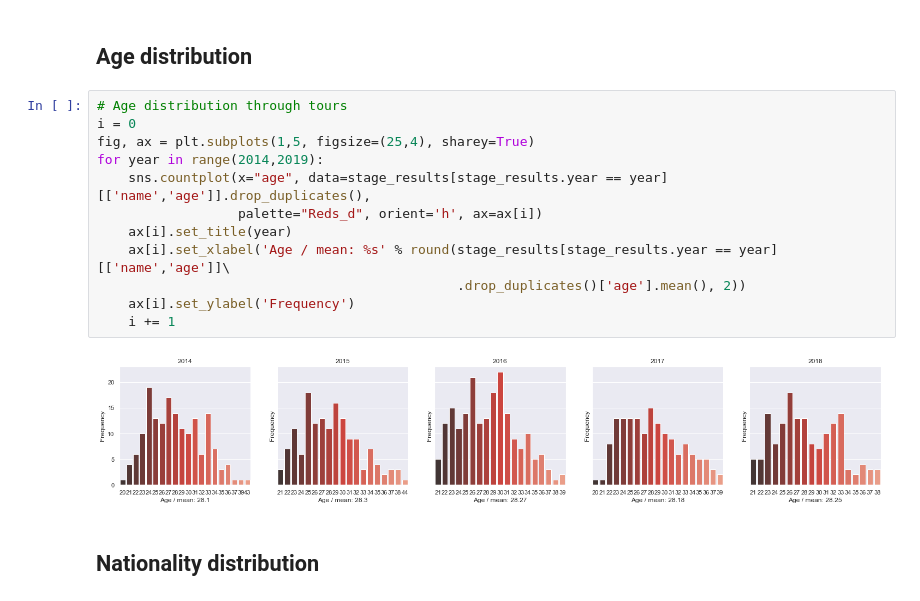
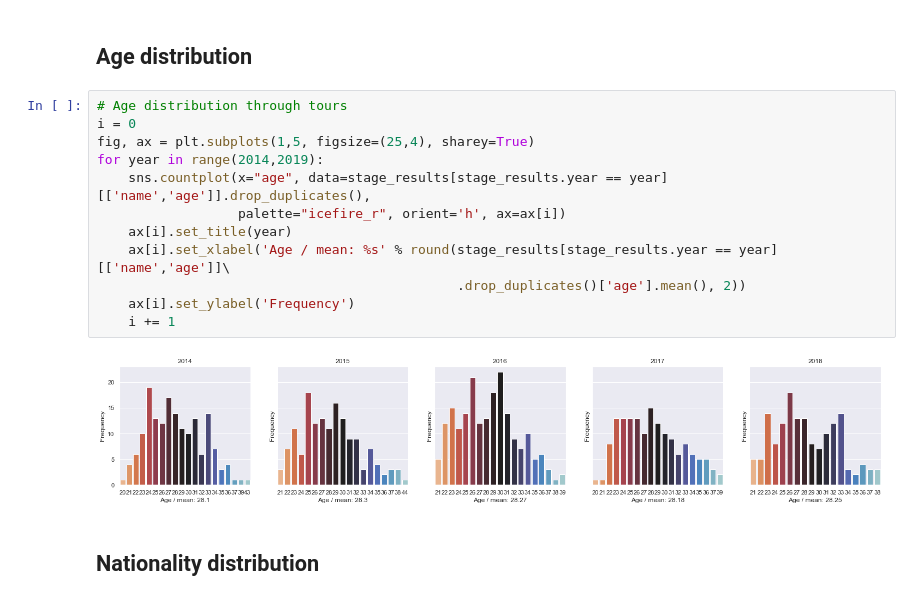
Before and after one commit to norbertstrzelecki/tour_de_pologne_top10, a Jupyter notebook: tdp_2_3_data_statistics_visualization.ipynb, the cells around one changed output. Saved outputs shown, nothing was run; the diff lists cells and outputs as text.

```diff
--- a/tdp_2_3_data_statistics_visualization.ipynb
+++ b/tdp_2_3_data_statistics_visualization.ipynb
@@ -94,17 +129,17 @@ biker_class.describe(include='object')
 # %%
 # Age distribution through tours
 i = 0
 fig, ax = plt.subplots(1,5, figsize=(25,4), sharey=True)
 for year in range(2014,2019):
     sns.countplot(x="age", data=stage_results[stage_results.year == year][['name','age']].drop_duplicates(),
-                  palette="Reds_d", orient='h', ax=ax[i])
+                  palette="icefire_r", orient='h', ax=ax[i])
     ax[i].set_title(year)
     ax[i].set_xlabel('Age / mean: %s' % round(stage_results[stage_results.year == year][['name','age']]\
                                               .drop_duplicates()['age'].mean(), 2))
     ax[i].set_ylabel('Frequency')
     i += 1
 # %% [output]
-[figure, old version]
+[figure, new version]
 # %% [markdown]
 ## Nationality distribution
 # %%
```
Also changed, not shown: parts of 6 cells of this notebook.
